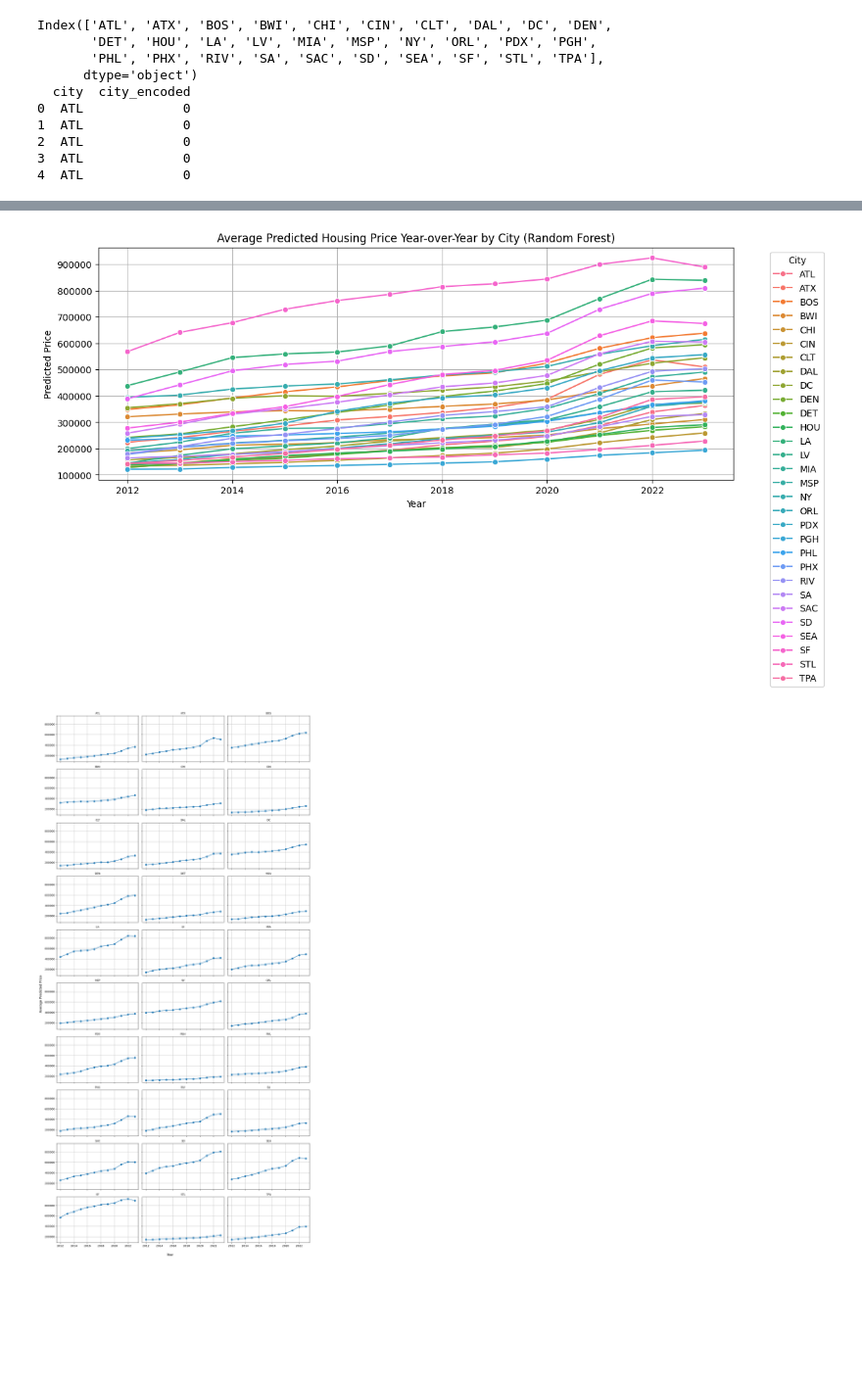
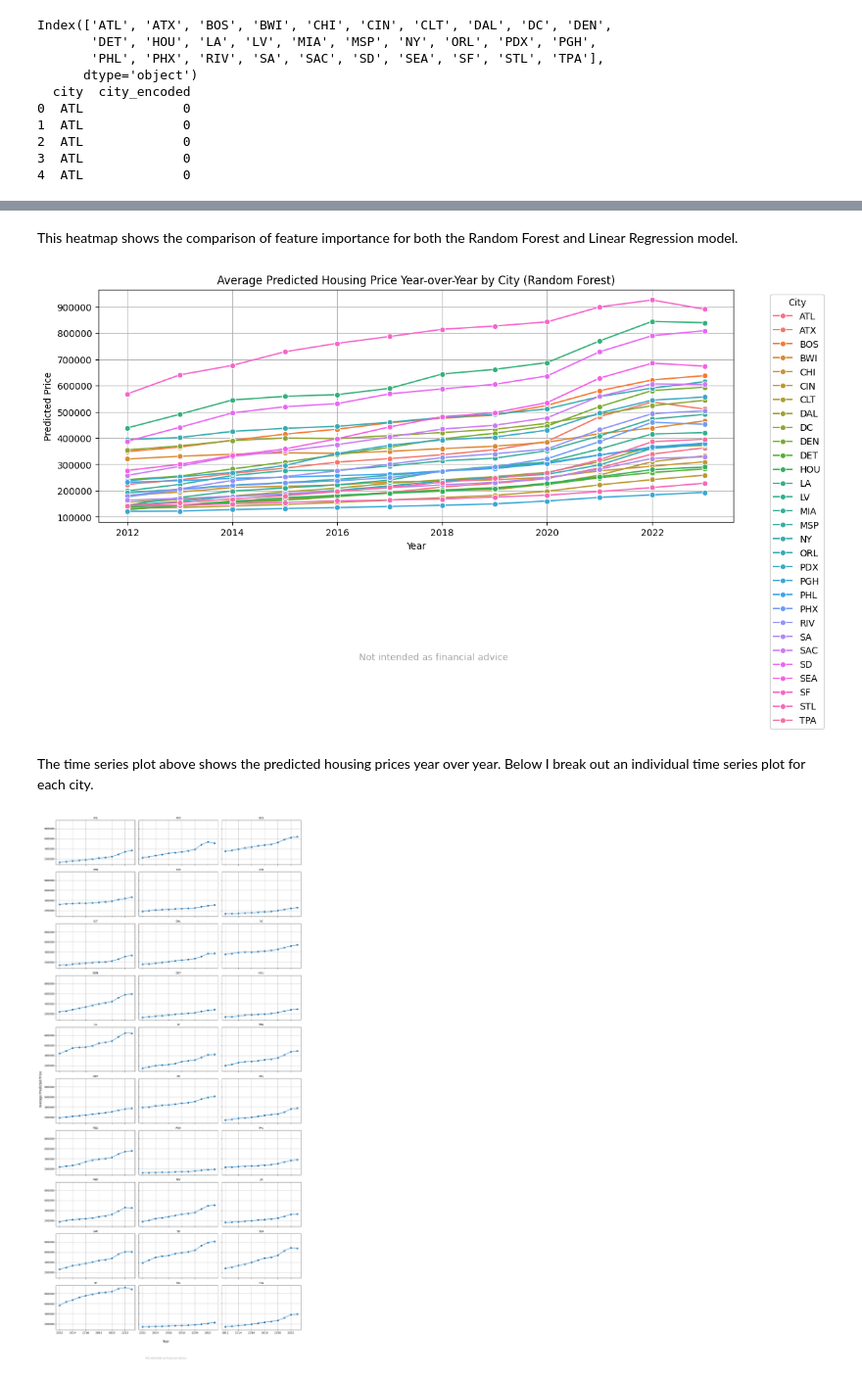
Before and after one commit to Dawn08021177/Capstone-Housing-Price-Prediction, a Jupyter notebook: house_data_final.ipynb, the cells around one changed output, grey strips where cells are left out. Shown at 98% size. Saved outputs shown, nothing was run; the diff lists cells and outputs as text; code cells hidden in the pictures; blank space fills up the shorter version.

```diff
--- a/house_data_final.ipynb
+++ b/house_data_final.ipynb
@@ -516,10 +532,11 @@ plt.show()
+# %% [markdown]
+This heatmap shows the comparison of feature importance for both the Random Forest and Linear Regression model.
 # %%
 #Random Forest model by city and year
 import pandas as pd
 import matplotlib.pyplot as plt
 import seaborn as sns
 
-# Assume you have the full dataset df with 'city' and 'year' columns
 # Make predictions with the trained Random Forest pipeline
 df_sample = df.copy()  # or use a smaller sample if needed
 X_all = df_sample.drop('price', axis=1)
@@ -536,43 +553,48 @@ plt.ylabel("Predicted Price")
 plt.xlabel("Year")
 plt.legend(title='City', bbox_to_anchor=(1.05, 1), loc='upper left')
 plt.grid(True)
+plt.figtext(0.5, 0.01, "Not intended as financial advice", ha='center', fontsize=10, color='gray', alpha=0.7)
+
 plt.tight_layout()
 plt.show()
 # %% [output]
-[figure, old version]
+[figure, new version]
+# %% [markdown]
+The time series plot above shows the predicted housing prices year over year. Below I break out an individual time series plot for each city.
 # %%
 # One plot per city
-
 import matplotlib.pyplot as plt
 import math
 
-# Group by city and year, calculate average predicted price
-avg_price = df_sample.groupby(['city', 'year'], observed=True)['predicted_price'].mean().reset_index()
+# Unique cities
 cities = avg_price['city'].unique()
 
-# Grid layout: adjust columns (e.g., 3 per row)
+# Grid layout: 3 plots per row (adjust as needed)
 n_cols = 3
 n_rows = math.ceil(len(cities) / n_cols)
 
 fig, axes = plt.subplots(n_rows, n_cols, figsize=(5*n_cols, 3*n_rows), sharex=True, sharey=True)
-axes = axes.flatten()  # Flatten for easy iteration
+axes = axes.flatten()  # flatten for easy indexing
 
 for i, city in enumerate(cities):
     city_data = avg_price[avg_price['city'] == city]
     axes[i].plot(city_data['year'], city_data['predicted_price'], marker='o')
     axes[i].set_title(city, fontsize=10)
     axes[i].grid(True)
 
-# Turn off any extra axes if number of cities < n_rows*n_cols
+# Turn off any extra axes if cities < n_rows*n_cols
 for j in range(i+1, len(axes)):
     axes[j].axis('off')
 
+# Axis labels
 fig.text(0.5, 0.04, 'Year', ha='center', fontsize=12)
 fig.text(0.04, 0.5, 'Average Predicted Price', va='center', rotation='vertical', fontsize=12)
+plt.figtext(0.5, 0.01, "Not intended as financial advice", ha='center', fontsize=10, color='gray', alpha=0.7)
+
 plt.tight_layout(rect=[0.05, 0.05, 1, 1])
 plt.show()
 # %% [output]
-[figure, old version]
+[figure, new version]
 # %%
 #Generate heatmap
 import seaborn as sns
```
Also changed, not shown: parts of 34 cells of this notebook.
